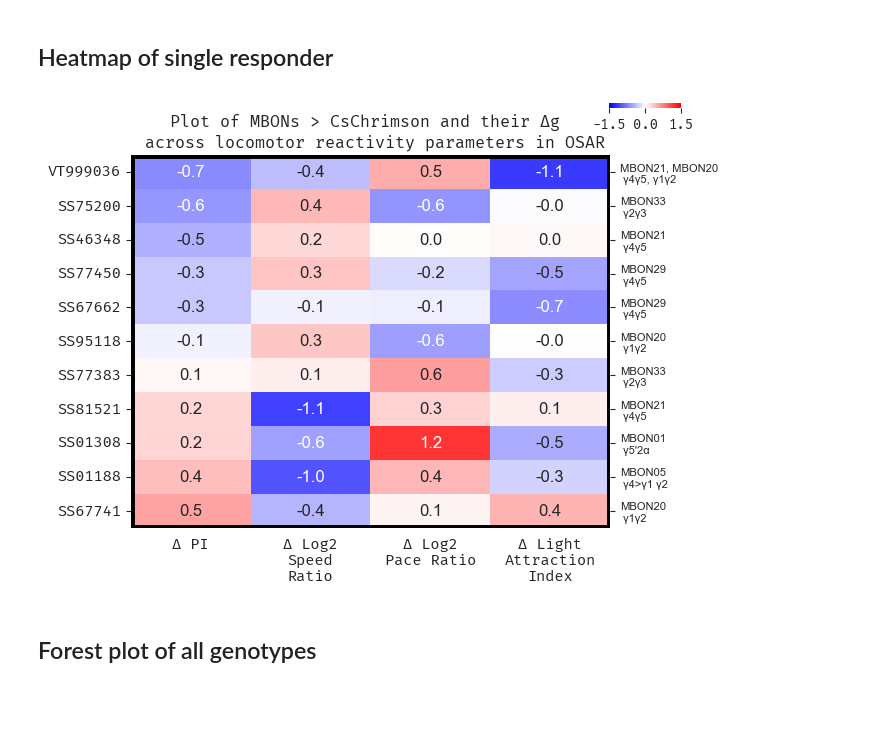
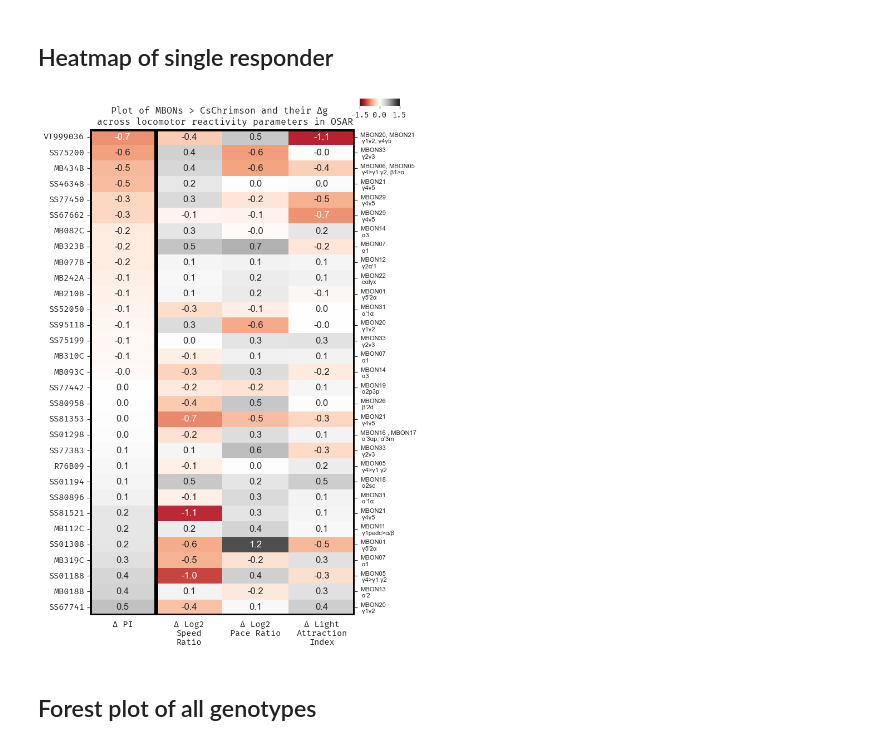
Before and after one commit to lnicole08/OSAR-Nicole-version, a Jupyter notebook: Multi and single dabest OSAR plots.ipynb, the cells around one changed output. Cells and saved outputs as stored; diff of their text form; code cells hidden in the pictures; blank space fills up the shorter version.

```diff
--- a/Multi and single dabest OSAR plots.ipynb
+++ b/Multi and single dabest OSAR plots.ipynb
@@ -172,7 +171,7 @@ responder = "ACR"
 root = specifiedpath + "ACC Lab Dropbox\\ACC Lab\\Nicole Lee\\Data Compilation\\osar_compiled\\"
 # %%
 #for fonts only
-import matplotlib.pyplot as plt
+import matplotlib
 from matplotlib import font_manager
 
 font_dirs = [specifiedpath + "\\ACC Lab Dropbox\\ACC Lab\\Nicole Lee\\Programs\\"]  # The path to the custom font file.
@@ -183,8 +182,8 @@ for font_file in font_files:
     font_manager.fontManager.addfont(font_file)
     prop = font_manager.FontProperties(fname=font_file)
 
-[f.name for f in mpl.font_manager.fontManager.ttflist]
-plt.rcParams["font.family"] = "Fira Mono"
+availablefonts = [f.name for f in matplotlib.font_manager.fontManager.ttflist]
+plt.rcParams["font.family"] = "Inter"
 # %%
 #lobe location
 newfile2 = root + "2025collection"
@@ -520,15 +521,17 @@ dfylobes = dfylobes.reset_index(drop=True)
 #mini list of only SPECIFIC responder
 from mpl_toolkits.axes_grid1.inset_locator import inset_axes
 
-dfoneresponder = dfylobes.copy()
+dfoneresponder = tabletotal.copy()
 
 if responder == 'Chrimson2':
     responderrename = "CsChrimson"
     df_specificmbon = dfoneresponder[dfoneresponder['responder']=="Chrimson2"].sort_values(by = "Δ PI", ascending=True).reset_index(drop=True)
+    colormap = 'RdGy'
 
 if responder == 'ACR':
     responderrename = "GtACR1"
     df_specificmbon = dfoneresponder[dfoneresponder['responder']=="ACR"].sort_values(by = "Δ PI", ascending=True).reset_index(drop=True)
+    colormap = 'BrBG'
 
 plt.rcParams["font.family"] = "Fira Mono"
 
@@ -540,7 +543,7 @@ plt.rcParams["font.family"] = "Fira Mono"
 
 df60 = df_specificmbon.set_index(['MBON'])
 df60 = df60.drop(['responder'], axis =1)
-fig1, ax4 = plt.subplots(figsize=(7, 5))
+fig1, ax4 = plt.subplots(figsize=(7, 10))
 
 #adding extra axes label
 lobloclst = []
@@ -566,61 +569,55 @@ cax = inset_axes(ax4,
                  width="15%",  # width: 40% of parent_bbox width
                  height="1.5%",  # height: 10% of parent_bbox height
                  loc='lower right',
-                 bbox_to_anchor=(0.09, 1.2, 1, 1),
+                 bbox_to_anchor=(0.11, 1.08, 1, 1),
                  bbox_transform=ax4.transAxes,
                  borderpad=-2,
                  )
 
 sns.set_style("whitegrid", {'axes.grid' : False})
 
-j7 = sns.heatmap(df60extra, ax = ax4, annot=True, fmt=".1f", vmin = -1.5, vmax = 1.5, cmap='bwr', linewidths=0.0, edgecolor = "none",  xticklabels=True, yticklabels=True,
+j7 = sns.heatmap(df60extra, ax = ax4, annot=True, fmt=".1f", vmin = -1.5, vmax = 1.5, cmap=colormap, linewidths=0.0, edgecolor = "none",  xticklabels=True, yticklabels=True,
                  clip_on=False, cbar_ax=cax, cbar_kws = dict(orientation = "horizontal", ticks = [-1.5,0,1.5]), annot_kws={"size": 12, }) #use_gridspec=False,location="bottom", shrink = 0.25, pad=0.01 #cbar_kws = dict(orientation = "vertical")
 #twilight_shifted also a possible color
 
 j7.set_ylabel('')
 j7.set_yticklabels(j7.get_yticklabels(), va='center', rotation = 0, fontsize = 11)
 j7.set_xticklabels(j7.get_xticklabels(), rotation = 30, fontsize = 11)
 wrap_labels(j7, 10)
 
 
-# Drawing the frame
-j7.axhline(y = 0, color = 'k',
-            linewidth = 5)
-
-j7.axhline(y = 11, color = 'k',
-            linewidth = 5)
-
-j7.axvline(x = 0, color = 'k',
-            linewidth = 5)
-
-j7.axvline(x = 4, color = 'k',
-            linewidth = 5)
+# Drawing the frame for subplot 1
+j7.axhline(y = 0, color = 'k', linewidth = 5)
+j7.axhline(y = len(df60extra), color = 'k', linewidth = 5)
+j7.axvline(x = 0, color = 'k', linewidth = 5)
+j7.axvline(x = 1, color = 'k', linewidth = 5)
+j7.axvline(x = len(df60extra.columns), color = 'k', linewidth = 5)
 
 #secondary axes
 j8 = j7.twinx()
 j8.set_ylim([0,j7.get_ylim()[0]])
 j8.set_yticks(j7.get_yticks())
 
 
 #y labels for mbon lobes and naming
 labellinglist = newdf600['Merge'].iloc[::-1]
 labelledlist = []
 for n in labellinglist:
     labelledlist.extend(n)
     #inserts blank space after every list name
 j8.set_yticklabels(labelledlist, fontsize=8)
 j8.spines['top'].set_visible(False)
 j8.spines['right'].set_visible(False)
 j8.spines['bottom'].set_visible(False)
 j8.spines['left'].set_visible(False)
 
 j7.set_title('Plot of MBONs > ' + responderrename +' and their Δg \n across locomotor reactivity parameters in OSAR', x=0.5, weight='bold', fontsize =12)
 
 fig1.tight_layout()
 
-#plt.savefig(openPath + "images\\" + date + "_" + responder + "_deltagheatmapwithlobelocations.png", dpi = 1200)
+plt.savefig(root + "images\\" + date + "_" + responder + "_deltagheatmapwithlobelocations.png", dpi = 1200)
 # %% [output]
-[figure, old version]
+[figure, new version]
 # %% [markdown]
 ## Forest plot of all genotypes
 # %%
```
Also changed, not shown: parts of 6 cells of this notebook, 1 other file.
